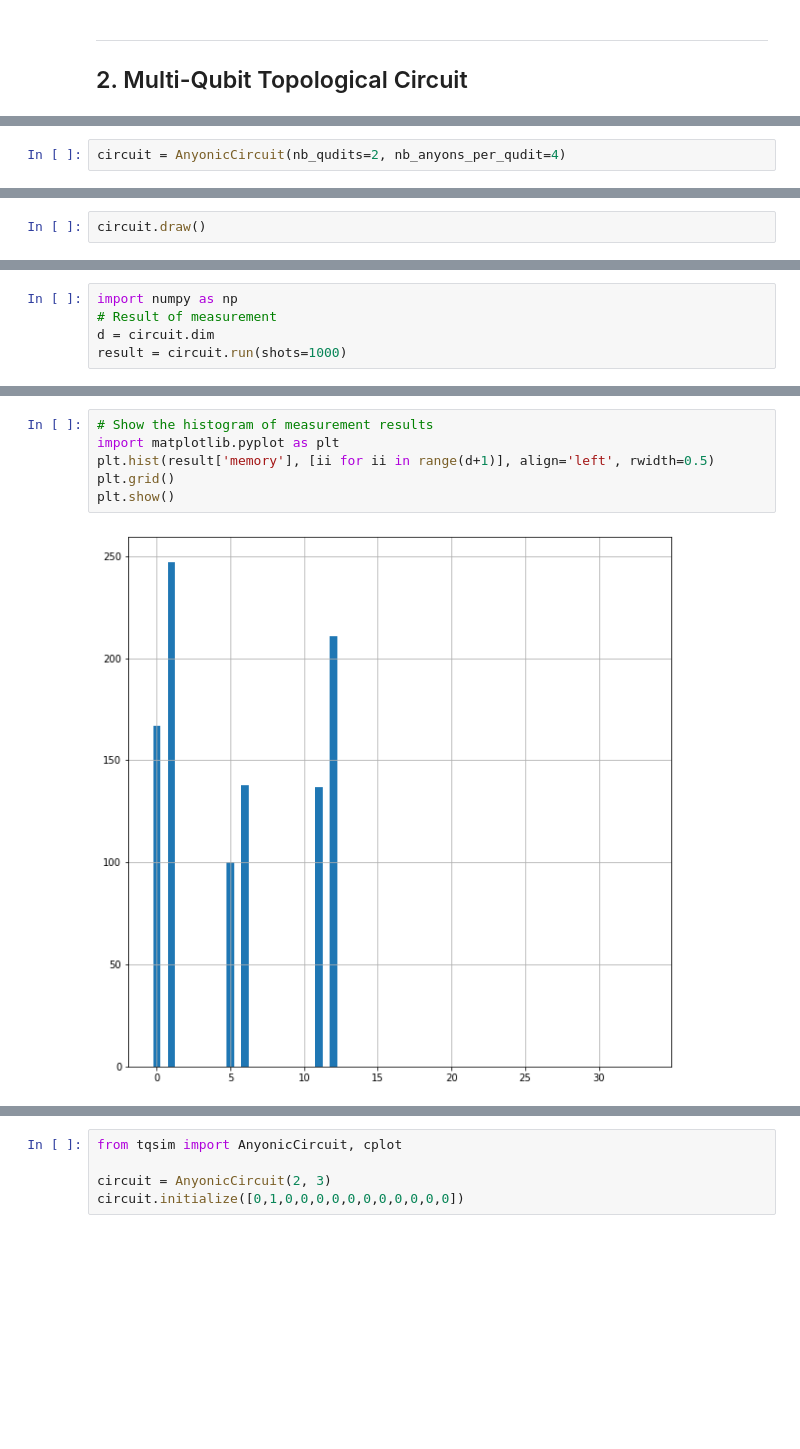
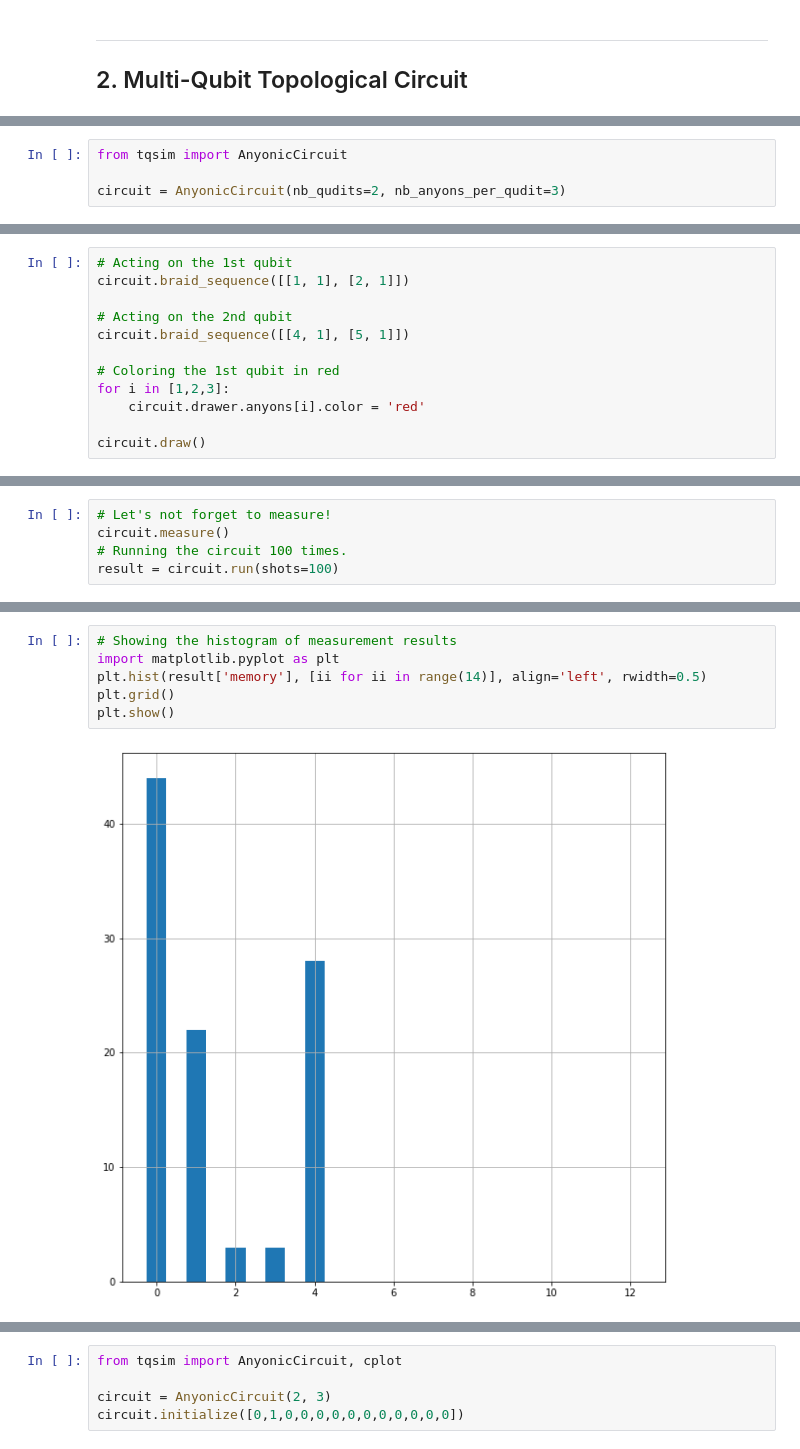
Before and after one commit to adrabi-abderrahim/tqc, a Jupyter notebook: tqc/C02_Topological_Braiding_Circuit_Simulator.ipynb, the cells around one changed output, grey strips where cells are left out. Drawn from its saved outputs; the diff is of its cells as text; blank space fills up the shorter version.

```diff
--- a/tqc/C02_Topological_Braiding_Circuit_Simulator.ipynb
+++ b/tqc/C02_Topological_Braiding_Circuit_Simulator.ipynb
@@ -354,2 +368,4 @@ We get the 3rd basis state, which is $\ket{1}$, 100% of the time!
 # %%
-circuit = AnyonicCircuit(nb_qudits=2, nb_anyons_per_qudit=4)
+from tqsim import AnyonicCircuit
+
+circuit = AnyonicCircuit(nb_qudits=2, nb_anyons_per_qudit=3)
@@ -364,3 +411,13 @@ circuit.braid(5, 6)
 # %%
+# Acting on the 1st qubit
+circuit.braid_sequence([[1, 1], [2, 1]])
+
+# Acting on the 2nd qubit
+circuit.braid_sequence([[4, 1], [5, 1]])
+
+# Coloring the 1st qubit in red
+for i in [1,2,3]:
+    circuit.drawer.anyons[i].color = 'red'
+
 circuit.draw()
 # %% [output]
@@ -406,6 +440,6 @@ cplot(circuit.unitary())
 # %%
-import numpy as np
-# Result of measurement
-d = circuit.dim
-result = circuit.run(shots=1000)
+# Let's not forget to measure!
+circuit.measure()
+# Running the circuit 100 times.
+result = circuit.run(shots=100)
 # %%
@@ -431,8 +451,8 @@ print(result)
 # %%
-# Show the histogram of measurement results
+# Showing the histogram of measurement results
 import matplotlib.pyplot as plt
-plt.hist(result['memory'], [ii for ii in range(d+1)], align='left', rwidth=0.5)
+plt.hist(result['memory'], [ii for ii in range(14)], align='left', rwidth=0.5)
 plt.grid()
 plt.show()
 # %% [output]
-[figure, old version]
+[figure, new version]
```
Also changed, not shown: parts of 104 cells of this notebook.
